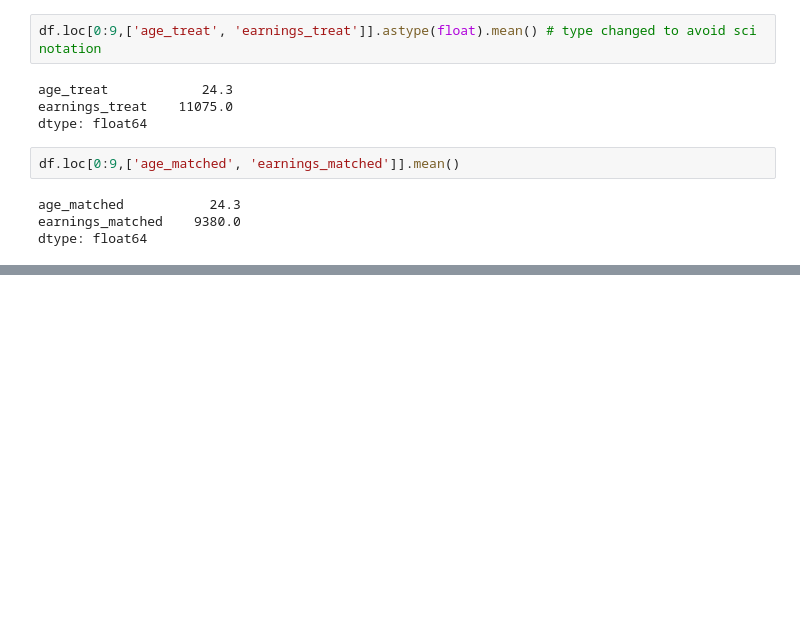
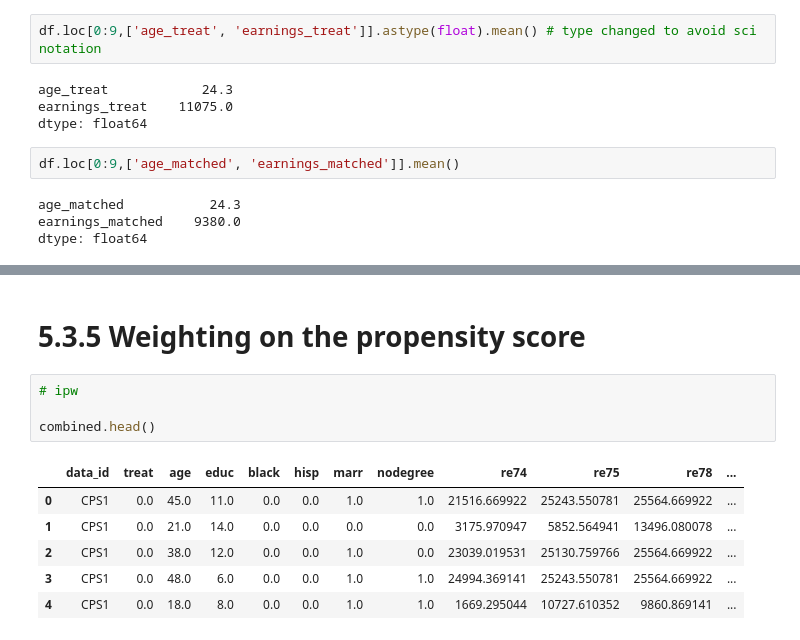
Before and after one commit to alexanderthclark/Causal-Inference-Mixtape, a Jupyter notebook: MatchingAndSubclassification.ipynb, the cells around one changed output, grey strips where cells are left out. Drawn from its saved outputs; the diff is of its cells as text; blank space fills up the shorter version.

```diff
--- a/MatchingAndSubclassification.ipynb
+++ b/MatchingAndSubclassification.ipynb
@@ -111,0 +269,13 @@ dtype: float64
+# %% [markdown]
+# 5.3.5 Weighting on the propensity score
+# %%
+# ipw
+
+combined.head()
+# %% [output]
+|  | data_id | treat | age | educ | black | hisp | marr | nodegree | re74 | re75 | re78 | ... |
+| 0 | CPS1 | 0.0 | 45.0 | 11.0 | 0.0 | 0.0 | 1.0 | 1.0 | 21516.669922 | 25243.550781 | 25564.669922 | ... |
+| 1 | CPS1 | 0.0 | 21.0 | 14.0 | 0.0 | 0.0 | 0.0 | 0.0 | 3175.970947 | 5852.564941 | 13496.080078 | ... |
+| 2 | CPS1 | 0.0 | 38.0 | 12.0 | 0.0 | 0.0 | 1.0 | 0.0 | 23039.019531 | 25130.759766 | 25564.669922 | ... |
+| 3 | CPS1 | 0.0 | 48.0 | 6.0 | 0.0 | 0.0 | 1.0 | 1.0 | 24994.369141 | 25243.550781 | 25564.669922 | ... |
+| 4 | CPS1 | 0.0 | 18.0 | 8.0 | 0.0 | 0.0 | 1.0 | 1.0 | 1669.295044 | 10727.610352 | 9860.869141 | ... |
```
Also changed, not shown: parts of 31 cells of this notebook.
